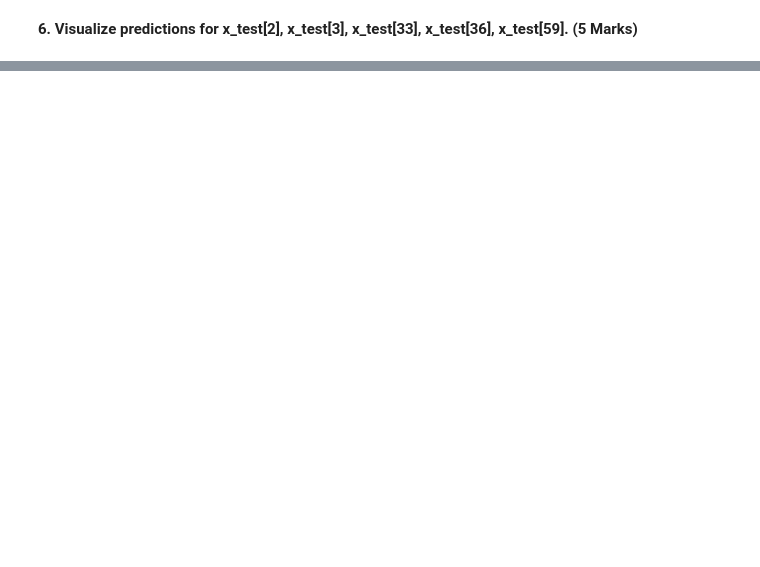
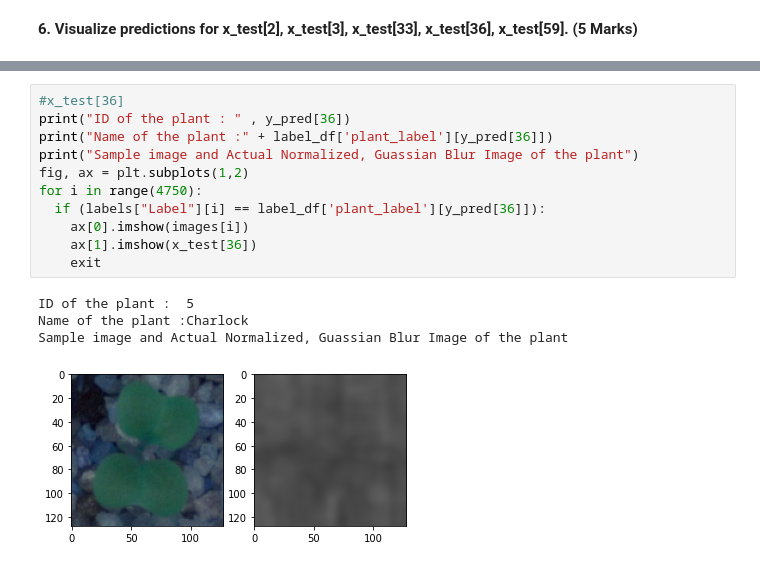
Before and after one commit to GreatLearningAIML1/gl-pgp-aiml-uta-intl-may20-prasadwrites, a Jupyter notebook: ComputerVision/PlantClassification.ipynb, the cells around one changed output, grey strips where cells are left out. Drawn from its saved outputs; the diff is of its cells as text; blank space fills up the shorter version.

```diff
--- a/ComputerVision/PlantClassification.ipynb
+++ b/ComputerVision/PlantClassification.ipynb
@@ -182,0 +315,16 @@ Test accuracy: 0.9754385948181152
+# %%
+#x_test[36]
+print("ID of the plant : " , y_pred[36])
+print("Name of the plant :" + label_df['plant_label'][y_pred[36]])
+print("Sample image and Actual Normalized, Guassian Blur Image of the plant")
+fig, ax = plt.subplots(1,2)
+for i in range(4750):
+  if (labels["Label"][i] == label_df['plant_label'][y_pred[36]]):
+    ax[0].imshow(images[i])
+    ax[1].imshow(x_test[36])
+    exit
+# %% [output]
+ID of the plant :  5
+Name of the plant :Charlock
+Sample image and Actual Normalized, Guassian Blur Image of the plant
+[figure, added]
```
Also changed, not shown: parts of 31 cells of this notebook, 1 other file.
